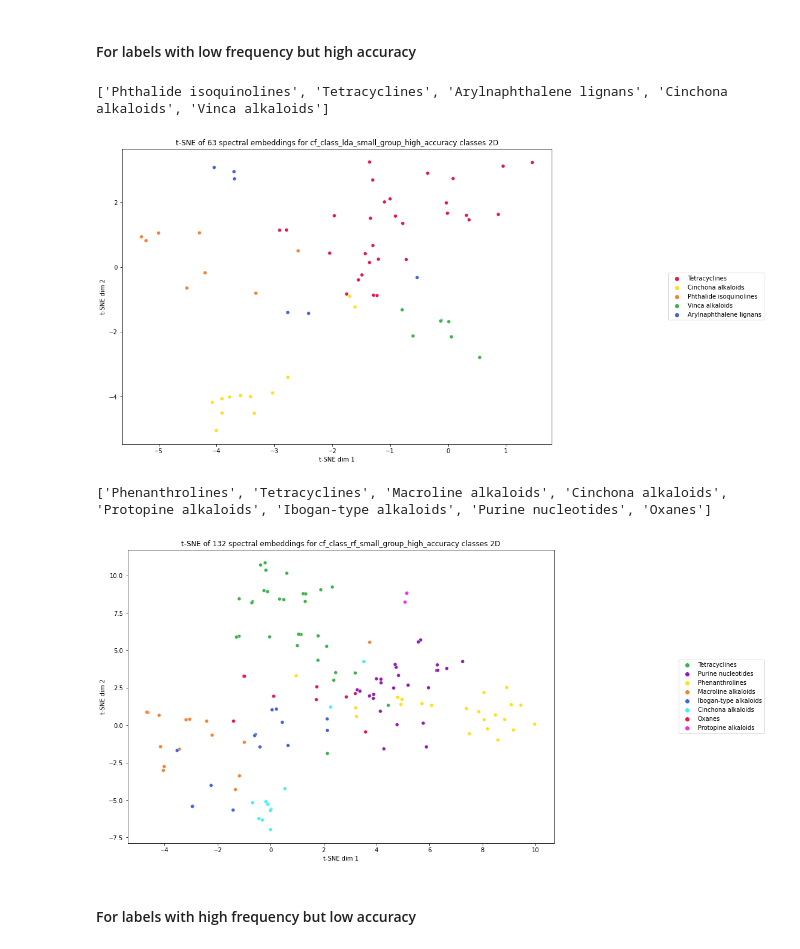
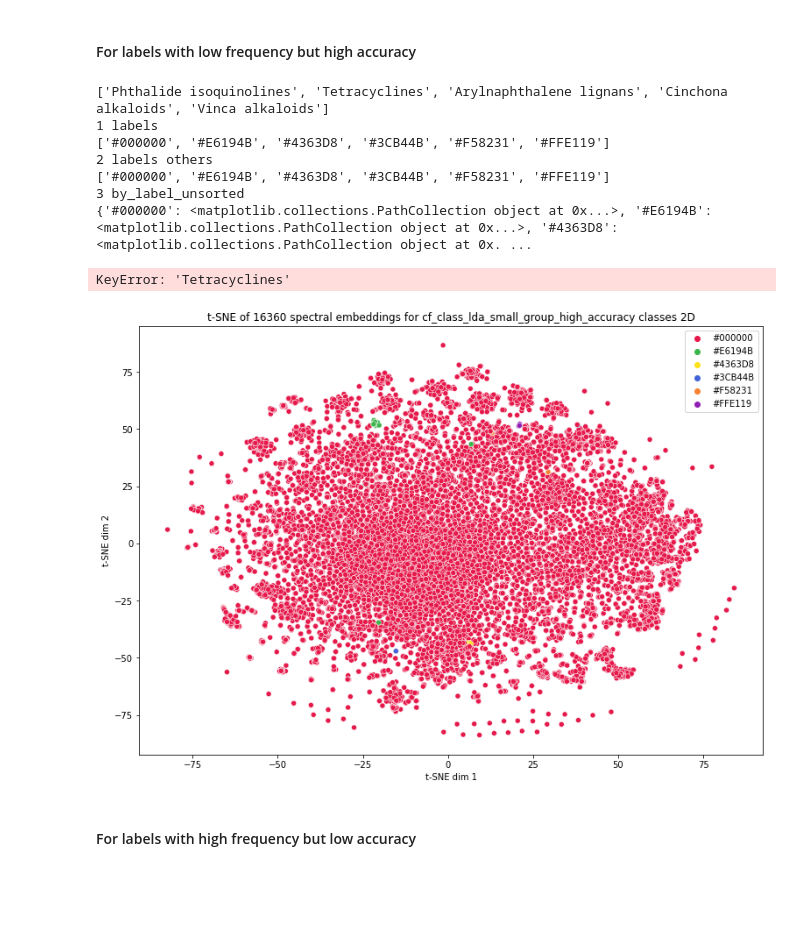
Before and after one commit to Yiyuan-Ding/MS2ChemClass, a Jupyter notebook: visualize_embeddings_tSNE.ipynb, the cells around one changed output. Cells and saved outputs as stored; diff of their text form; code cells hidden in the pictures; blank space fills up the shorter version.

```diff
--- a/visualize_embeddings_tSNE.ipynb
+++ b/visualize_embeddings_tSNE.ipynb
@@ -48,12 +48,11 @@ def compute_and_plot_tsne(embedding_array,label_list,save_path,label_type, num_c
     # edit original classes list so each spectrum has collapsed class
     chosen_classes = [d_collapsed_classes.get(c_cl, uncl_other) for c_cl in label_list]
     spectra_chosen_classes = [colour_dict[c_cl] for c_cl in chosen_classes]  # get colour for each spec for matplotlib
-
     # plot tsne
     if num_components == 2:
 
         plt.figure(figsize=(15,9))
-        ax = sns.scatterplot(x=tsne_res[:,0], y=tsne_res[:,1], hue=label_list,legend="full") #adjust dot size
+        ax = sns.scatterplot(x=tsne_res[:,0], y=tsne_res[:,1], hue=chosen_classes,legend="full") #adjust dot size
 
         ax.set(xlabel='t-SNE dim 1', ylabel='t-SNE dim 2',
                title=f't-SNE of {len(chosen_classes)} spectral embeddings for {label_type} classes {num_components}D')
@@ -62,10 +61,18 @@ def compute_and_plot_tsne(embedding_array,label_list,save_path,label_type, num_c
 
         # Put a legend to the right side
         handles, labels = ax.get_legend_handles_labels()
+        print('1 labels')
+        print(labels)
+        #labels[labels.index(uncl)]=uncl_other
+        print('2 labels others')
+        print(labels)
         by_label_unsorted = dict(zip(labels, handles))
+        print('3 by_label_unsorted')
+        print(by_label_unsorted)
         by_label = OrderedDict([(lab,by_label_unsorted[lab]) for lab in colour_dict.keys()])
+        print('4 by_label')
+        print(by_label)
         ax.legend(by_label.values(), by_label.keys(), loc='center right', bbox_to_anchor=(1.5, 0.5), ncol=1)
-        # ax.legend()
         plt.savefig(os.path.join(save_path, f"plot_tsne_{label_type}_2D.svg"))
         plt.show()
     else:
@@ -114,29 +132,24 @@ with open('/mnt/scratch/ding013/MS2ChemClass/accuracy_per_label2/accuracy_per_la
 # %%
 label_type = 'cf_class_lda_small_group_high_accuracy'
 accuracy_dict = lda_accuracy_dict
 sel_label = select_labels(accuracy_dict,min_accuracy=0.8, max_accuracy=1,min_groupsize=0, max_groupsize=30)
 print(sel_label)
 sel_index = [i for i,x in enumerate(label_list) if x in sel_label]
-embedding_array = X_embedding[sel_index,:]
-label_list2=[label_list[i] for i in sel_index]
-compute_and_plot_tsne(embedding_array,label_list2,save_path,label_type, num_components=2)
+for i in range(len(label_list)):
+    if i not in sel_index:
+        label_list[i]='Unclassified'
+compute_and_plot_tsne(X_embedding,label_list,save_path,label_type, num_components=2)
 #compute_and_plot_tsne(embedding_array,label_list2,save_path,label_type, num_components=3)
 # %% [output]
 ['Phthalide isoquinolines', 'Tetracyclines', 'Arylnaphthalene lignans', 'Cinchona alkaloids', 'Vinca alkaloids']
+1 labels
+['#000000', '#E6194B', '#4363D8', '#3CB44B', '#F58231', '#FFE119']
+2 labels others
+['#000000', '#E6194B', '#4363D8', '#3CB44B', '#F58231', '#FFE119']
+3 by_label_unsorted
+{'#000000': <matplotlib.collections.PathCollection object at 0x...>, '#E6194B': <matplotlib.collections.PathCollection object at 0x...>, '#4363D8': <matplotlib.collections.PathCollection object at 0x. ...
+KeyError: 'Tetracyclines'
-[figure, old version]
+[figure, new version]
-# %%
-label_type = 'cf_class_rf_small_group_high_accuracy'
-accuracy_dict = rf_accuracy_dict
-sel_label = select_labels(accuracy_dict,min_accuracy=0.8, max_accuracy=1,min_groupsize=0, max_groupsize=30)
-print(sel_label)
-sel_index = [i for i,x in enumerate(label_list) if x in sel_label]
-embedding_array = X_embedding[sel_index,:]
-label_list2=[label_list[i] for i in sel_index]
-compute_and_plot_tsne(embedding_array,label_list2,save_path,label_type, num_components=2)
-#compute_and_plot_tsne(embedding_array,label_list2,save_path,label_type, num_components=3)
-# %% [output]
-['Phenanthrolines', 'Tetracyclines', 'Macroline alkaloids', 'Cinchona alkaloids', 'Protopine alkaloids', 'Ibogan-type alkaloids', 'Purine nucleotides', 'Oxanes']
-[figure, removed]
 # %% [markdown]
 #### For labels with high frequency but low accuracy
 # %%
```
Also changed, not shown: parts of 13 cells of this notebook, 4 other files.
